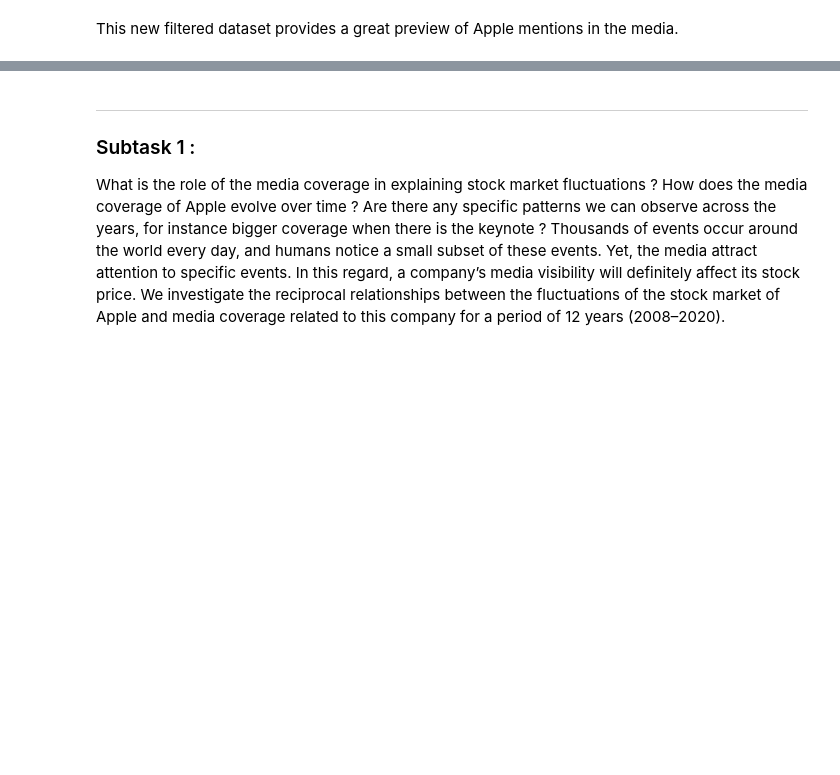
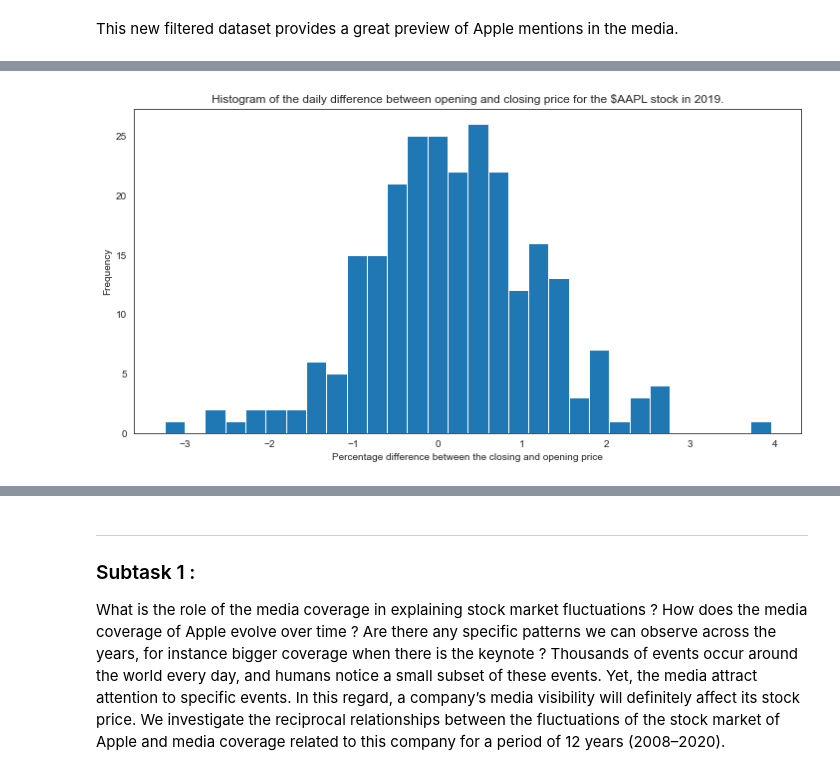
Before and after one commit to raphaelattias/apple-stock-analytics, a Jupyter notebook: main.ipynb, the cells around one changed output, grey strips where cells are left out. Cells and saved outputs as stored; diff of their text form; code cells hidden in the pictures; blank space fills up the shorter version.

```diff
--- a/main.ipynb
+++ b/main.ipynb
@@ -93,0 +98,4 @@ We can also observe the distribution of the volume and daily price difference be
+# %%
+stock("AAPL", year = year, fig = "daily_diff")
+# %% [output]
+[figure, added]
```
Also changed, not shown: parts of 6 cells of this notebook, 1 other file.
